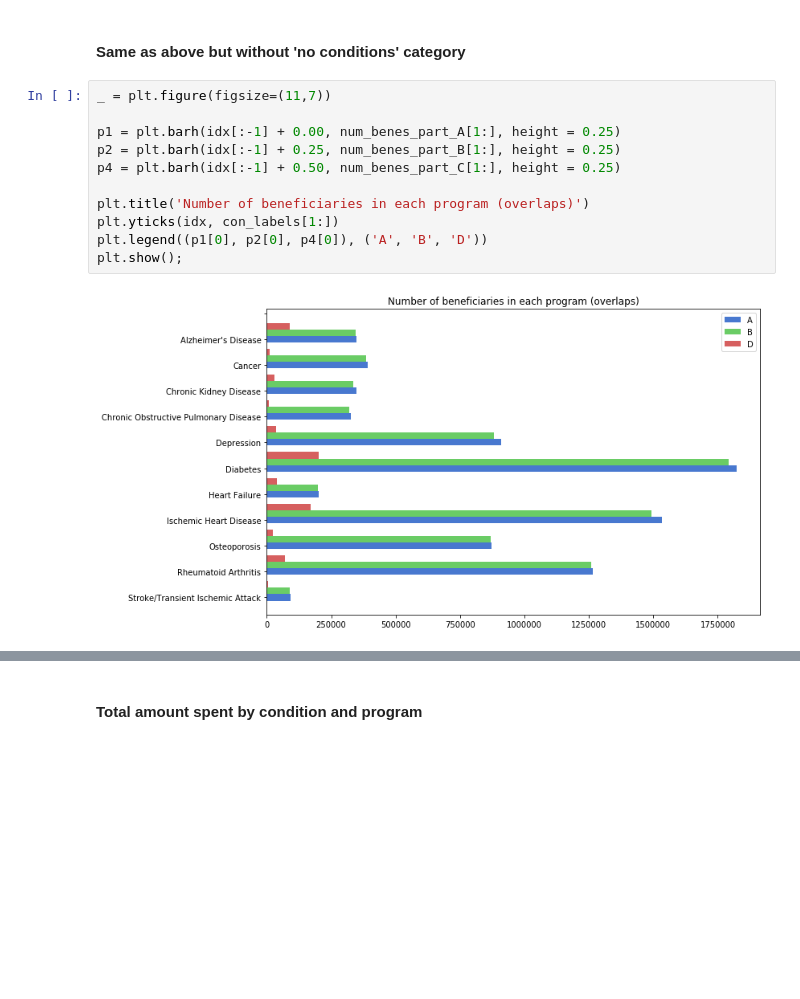
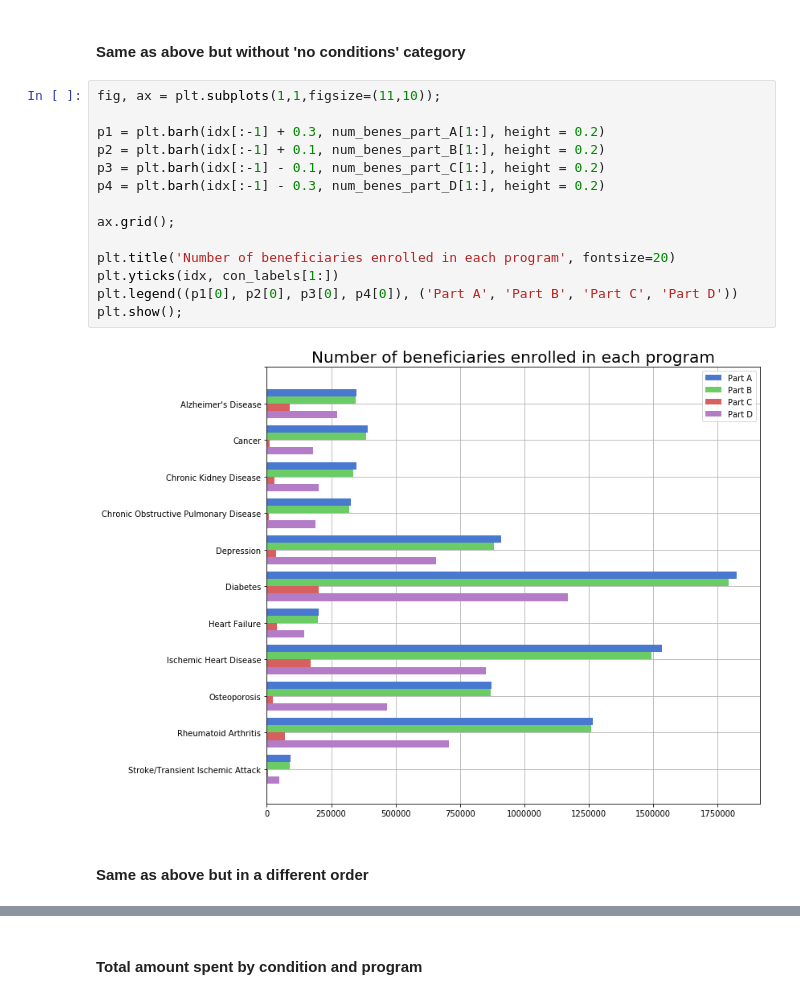
Before and after one commit to ektylr/Nov17Examples, a Jupyter notebook: hca204/Assignment_4_group.ipynb, the cells around one changed output, grey strips where cells are left out. Saved outputs shown, nothing was run; the diff lists cells and outputs as text; blank space fills up the shorter version.

```diff
--- a/hca204/Assignment_4_group.ipynb
+++ b/hca204/Assignment_4_group.ipynb
@@ -369,15 +374,20 @@ plt.show();
 # %% [markdown]
 #### Same as above but without 'no conditions' category
 # %%
-_ = plt.figure(figsize=(11,7))
+fig, ax = plt.subplots(1,1,figsize=(11,10));
 
-p1 = plt.barh(idx[:-1] + 0.00, num_benes_part_A[1:], height = 0.25)
-p2 = plt.barh(idx[:-1] + 0.25, num_benes_part_B[1:], height = 0.25)
-p4 = plt.barh(idx[:-1] + 0.50, num_benes_part_C[1:], height = 0.25)
+p1 = plt.barh(idx[:-1] + 0.3, num_benes_part_A[1:], height = 0.2)
+p2 = plt.barh(idx[:-1] + 0.1, num_benes_part_B[1:], height = 0.2)
+p3 = plt.barh(idx[:-1] - 0.1, num_benes_part_C[1:], height = 0.2)
+p4 = plt.barh(idx[:-1] - 0.3, num_benes_part_D[1:], height = 0.2)
 
-plt.title('Number of beneficiaries in each program (overlaps)')
+ax.grid();
+
+plt.title('Number of beneficiaries enrolled in each program', fontsize=20)
 plt.yticks(idx, con_labels[1:])
-plt.legend((p1[0], p2[0], p4[0]), ('A', 'B', 'D'))
+plt.legend((p1[0], p2[0], p3[0], p4[0]), ('Part A', 'Part B', 'Part C', 'Part D'))
 plt.show();
 # %% [output]
-[figure, old version]
+[figure, new version]
+# %% [markdown]
+#### Same as above but in a different order
```
Also changed, not shown: parts of 13 cells of this notebook.
